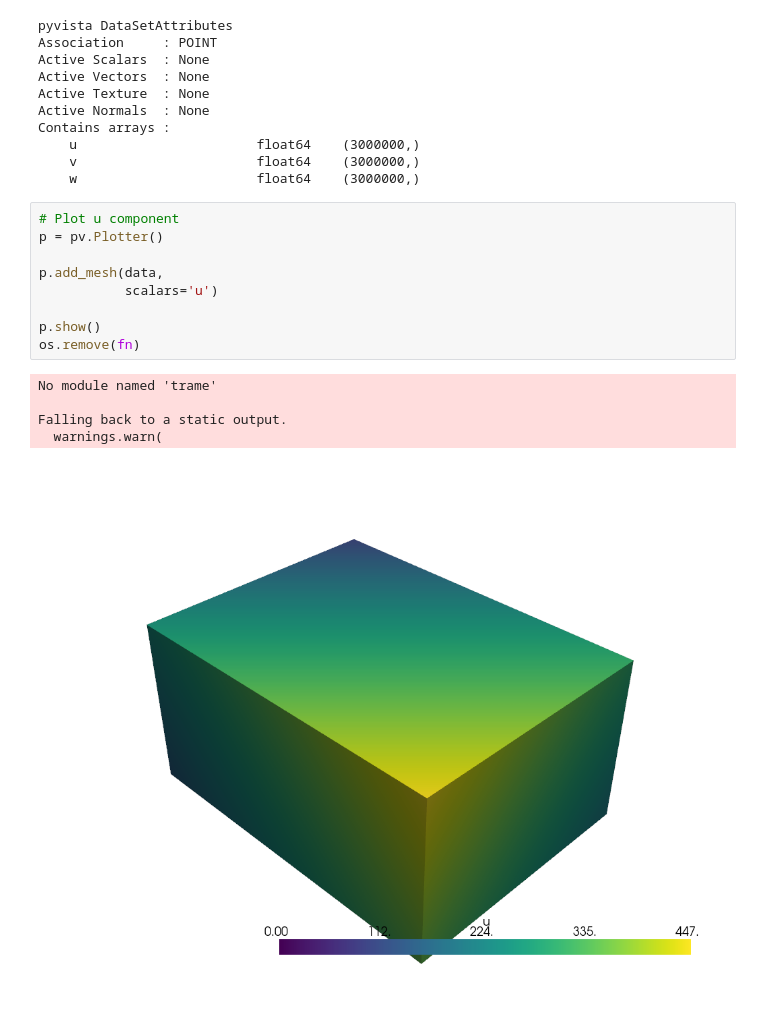
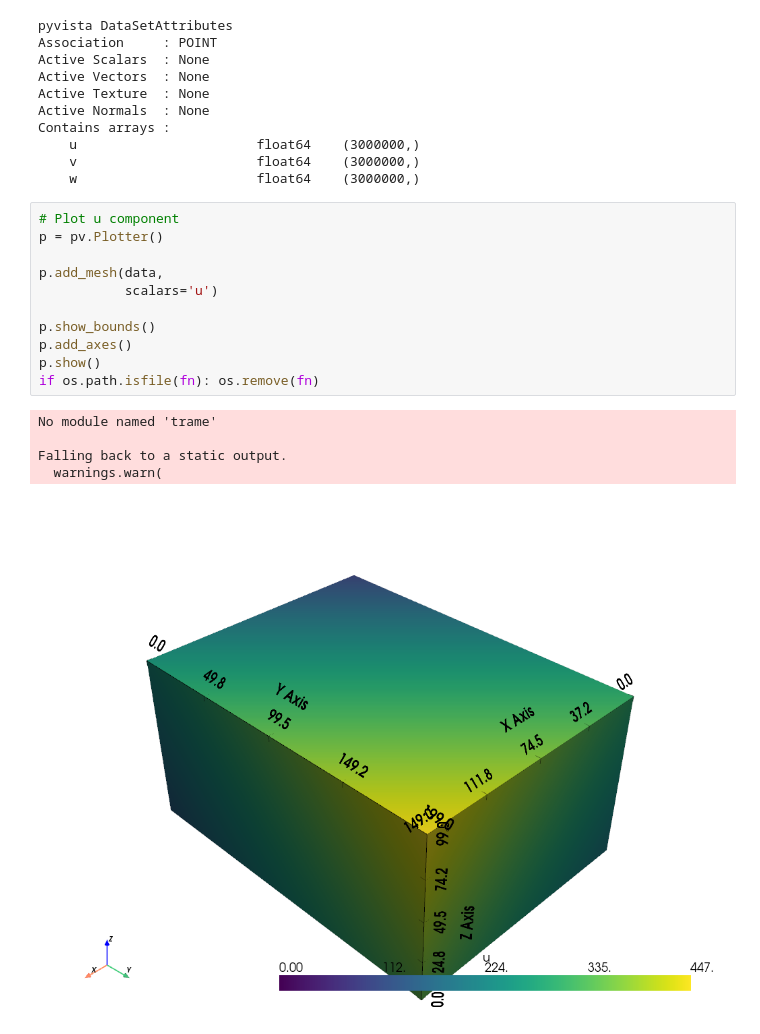
Before and after one commit to mattfalcone1997/FlowPy2, a Jupyter notebook: examples/flowstruct/file_io.ipynb, the cells around one changed output. Drawn from its saved outputs; the diff is of its cells as text.

```diff
--- a/examples/flowstruct/file_io.ipynb
+++ b/examples/flowstruct/file_io.ipynb
@@ -79,15 +79,17 @@ Contains arrays :
 # %%
 # Plot u component
 p = pv.Plotter()
 
 p.add_mesh(data,
            scalars='u')
 
+p.show_bounds()
+p.add_axes()
 p.show()
-os.remove(fn)
+if os.path.isfile(fn): os.remove(fn)
 # %% [output]
 No module named 'trame'
 
 Falling back to a static output.
   warnings.warn(
-[figure, old version]
+[figure, new version]
```
Also changed, not shown: parts of 1 cell of this notebook, 9 other files.
